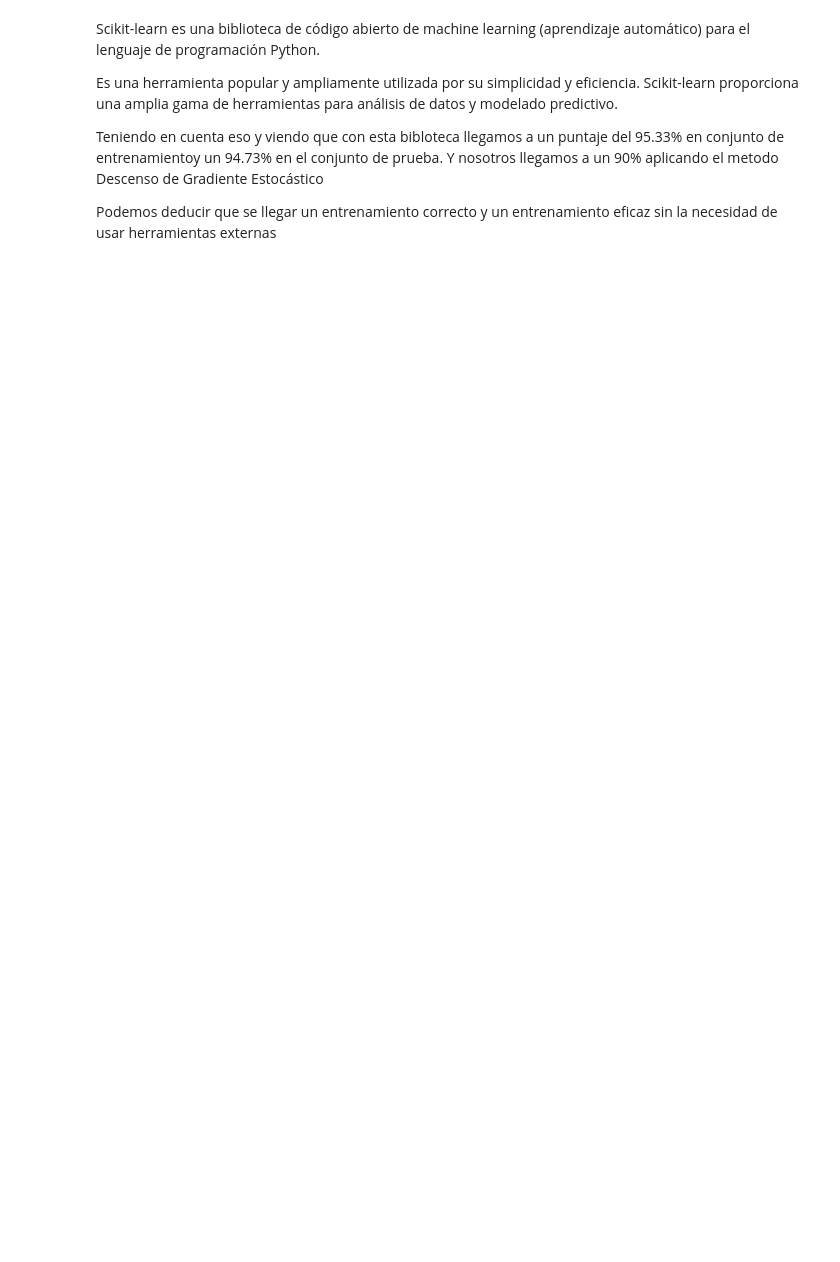
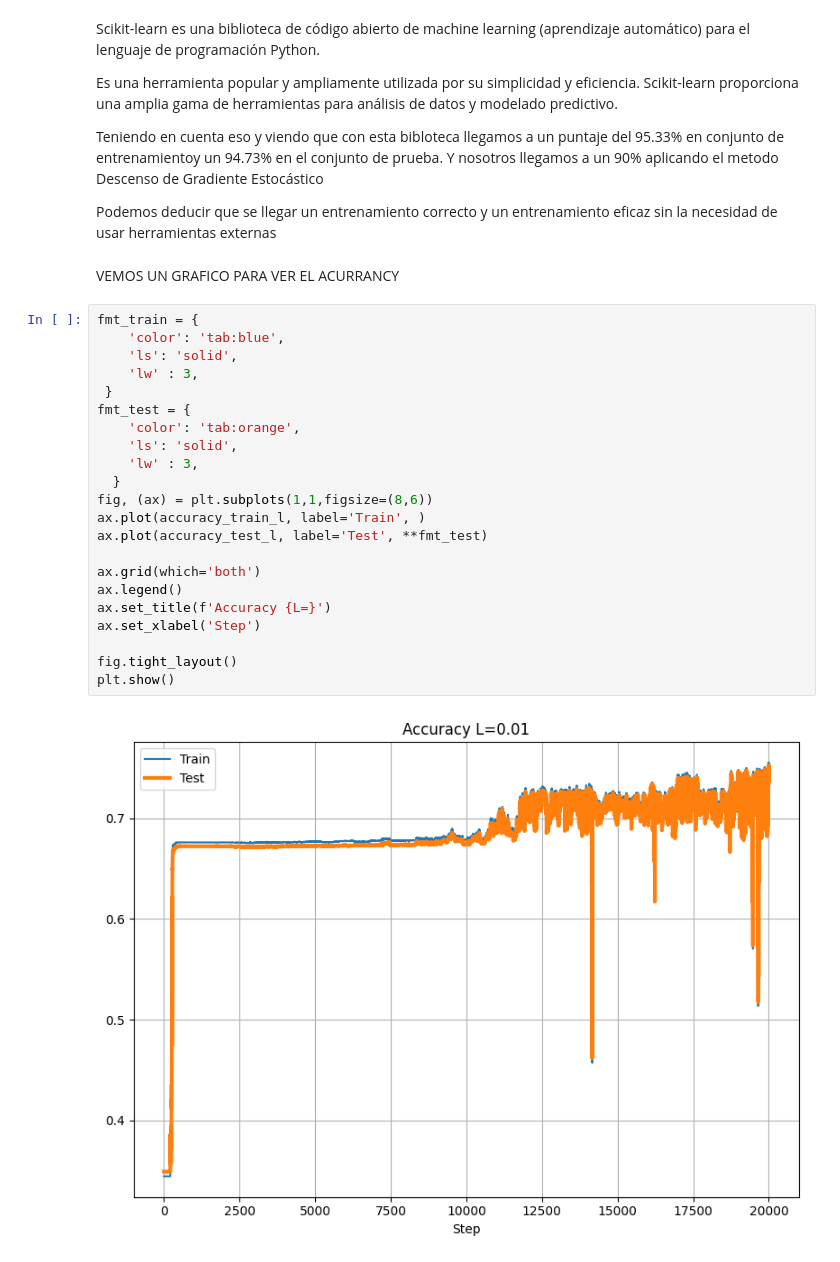
Before and after one commit to Dantetripodi/TP-MATE3-TRIPODI, a Jupyter notebook: TpMate 3.ipynb, the cells around one changed output. Cells and saved outputs as stored; diff of their text form; blank space fills up the shorter version.

```diff
--- a/TpMate 3.ipynb
+++ b/TpMate 3.ipynb
@@ -390,3 +411,29 @@ Teniendo en cuenta eso y viendo que con esta bibloteca llegamos a un puntaje del
 Y nosotros llegamos a un 90%  aplicando el metodo Descenso de Gradiente Estocástico
 
 Podemos deducir que se llegar un entrenamiento correcto y un entrenamiento eficaz sin la necesidad de usar herramientas externas
+# %% [markdown]
+VEMOS UN GRAFICO PARA VER EL ACURRANCY
+# %%
+fmt_train = {
+    'color': 'tab:blue',
+    'ls': 'solid',
+    'lw' : 3,
+ }
+fmt_test = {
+    'color': 'tab:orange',
+    'ls': 'solid',
+    'lw' : 3,
+  }
+fig, (ax) = plt.subplots(1,1,figsize=(8,6))
+ax.plot(accuracy_train_l, label='Train', )
+ax.plot(accuracy_test_l, label='Test', **fmt_test)
+
+ax.grid(which='both')
+ax.legend()
+ax.set_title(f'Accuracy {L=}')
+ax.set_xlabel('Step')
+
+fig.tight_layout()
+plt.show()
+# %% [output]
+[figure, added]
```
Also changed, not shown: parts of 3 cells of this notebook.
